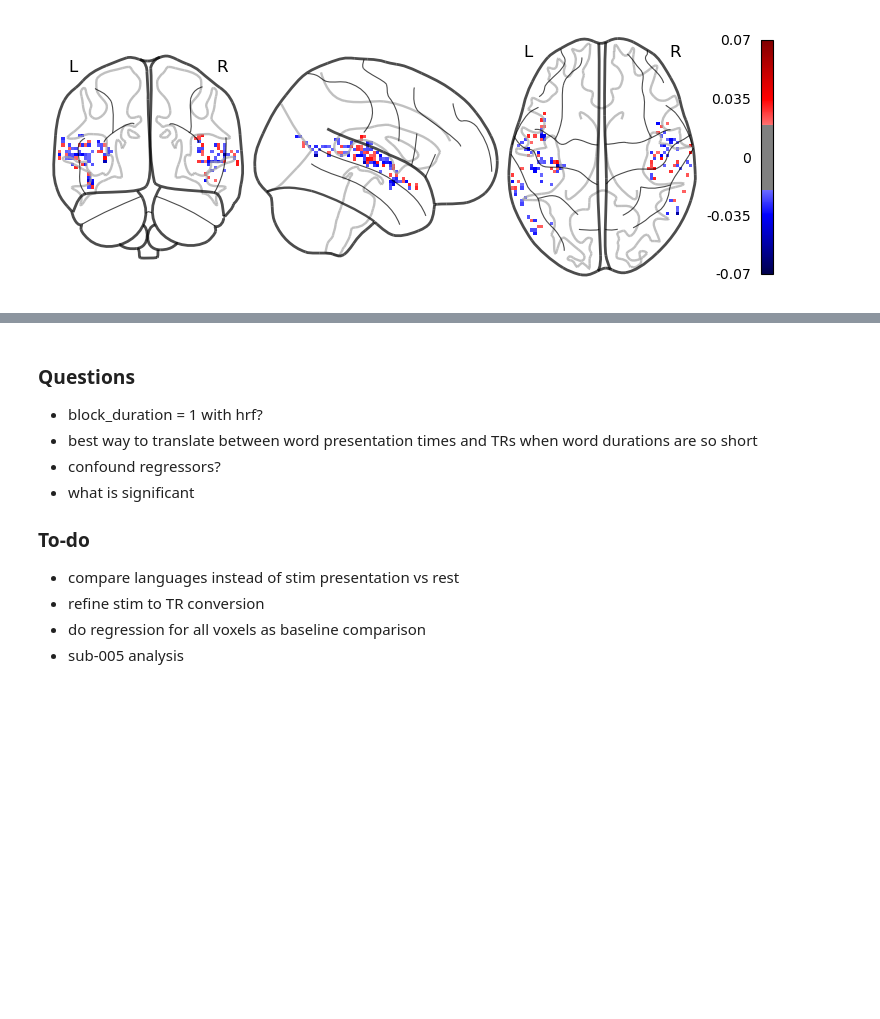
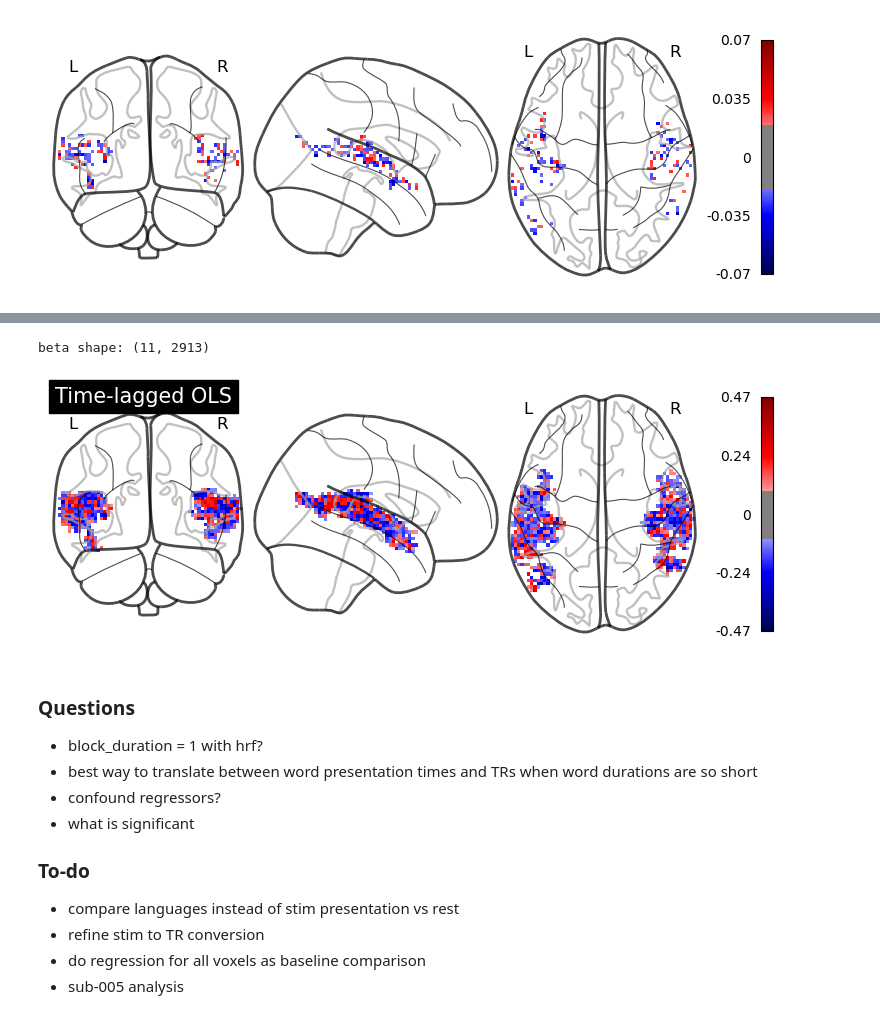
Before and after one commit to thejuc/multilang, a Jupyter notebook: code/analysis/subject_level_glm.ipynb, the cells around one changed output, grey strips where cells are left out. Saved outputs shown, nothing was run; the diff lists cells and outputs as text; code cells hidden in the pictures; blank space fills up the shorter version.

```diff
--- a/code/analysis/subject_level_glm.ipynb
+++ b/code/analysis/subject_level_glm.ipynb
@@ -127,3 +140,23 @@ plot_glass_brain(beta_img, colorbar=True, cmap='seismic', threshold=0.02,
+# %%
+# Run regression with basic OLS
+b, _, _, _ = np.linalg.lstsq(X, Y, rcond=-1)
+print('beta shape:', b.shape)
+
+# Make beta coefficient brain map
+beta_map = np.zeros(masker.shape)
+mask_coords = np.where(masker.get_fdata() == 1)
+beta_map[mask_coords] = b[-2]
+
+# Convert zero values to NaNs for plotting
+beta_map[beta_map == 0] = np.nan
+
+beta_img = nib.Nifti1Image(beta_map, affine=masker.affine)
+
+plot_glass_brain(beta_img, colorbar=True, cmap='seismic', threshold=0.1,
+                 plot_abs=False, title='Time-lagged OLS');
+# %% [output]
+beta shape: (11, 2913)
+[figure, added]
 # %% [markdown]
 ### Questions
 
```
Also changed, not shown: parts of 1 cell of this notebook.
